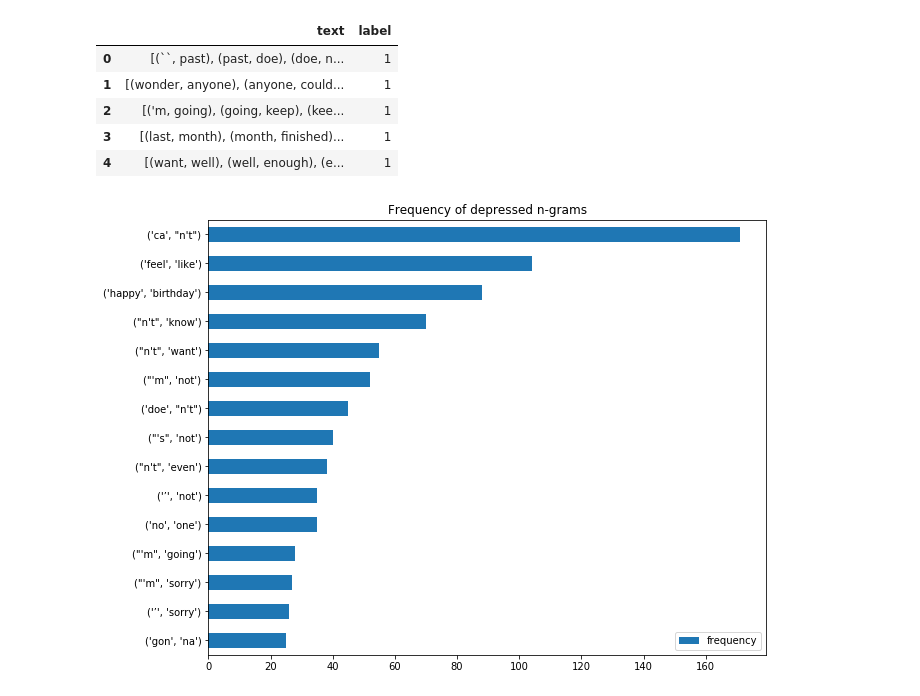
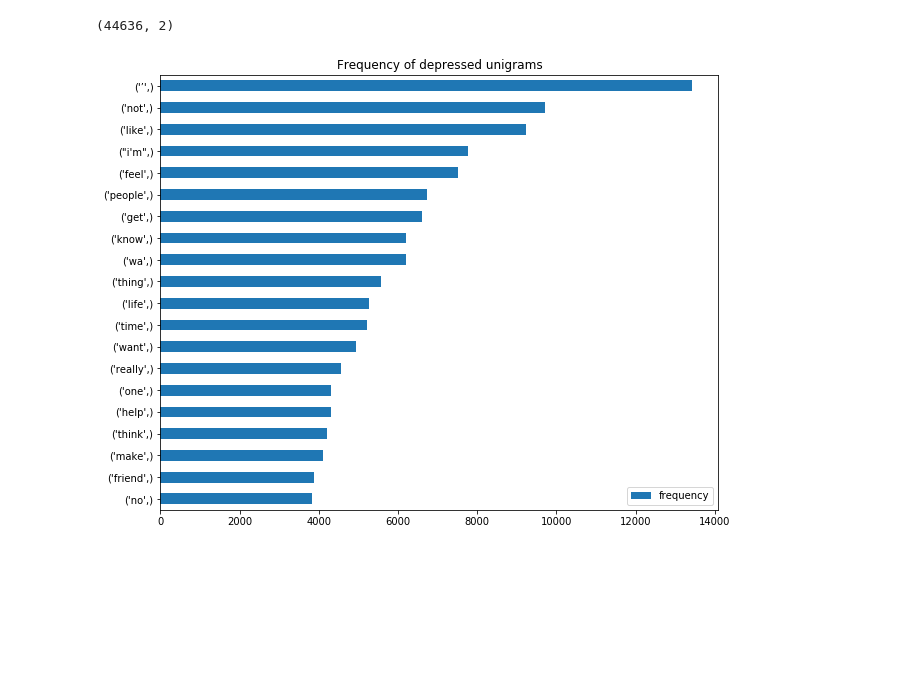
Before and after one commit to alexchung1233/reddit-depression-classification, a Jupyter notebook: reddit_depression_classifier.ipynb, the cells around one changed output. Drawn from its saved outputs; the diff is of its cells as text; code cells hidden in the pictures; blank space fills up the shorter version.

```diff
--- a/reddit_depression_classifier.ipynb
+++ b/reddit_depression_classifier.ipynb
@@ -41,6 +41,10 @@ non_depress_df['label'] = 0
 #combines non-depressed and depressed data and shuffles
 df = pd.concat([depressed_df,non_depress_df])
 df = shuffle(df).reset_index(drop = True)
+# %%
+df.shape
+# %% [output]
+(44636, 2)
 # %%
 lemmatizer = WordNetLemmatizer()
 stoplist = set(stopwords.words('english') + list(string.punctuation))
@@ -162,11 +170,0 @@ depressed_wordlist = build_wordlist(depressed_df_processed)
-# %%
-graph_tot_freq(depressed_wordlist.head(15), 'Frequency of depressed n-grams')
-depressed_df_processed.head()
-# %% [output]
-|  | text | label |
-| 0 | [(``, past), (past, doe), (doe, n... | 1 |
-| 1 | [(wonder, anyone), (anyone, could... | 1 |
-| 2 | [('m, going), (going, keep), (kee... | 1 |
-| 3 | [(last, month), (month, finished)... | 1 |
-| 4 | [(want, well), (well, enough), (e... | 1 |
-[figure, removed]
@@ -172,0 +174,4 @@ depressed_df_processed.head()
+# %%
+graph_tot_freq(depressed_wordlist_unigrams[:20], 'Frequency of depressed unigrams')
+# %% [output]
+[figure, added]
```
Also changed, not shown: parts of 16 cells of this notebook.
